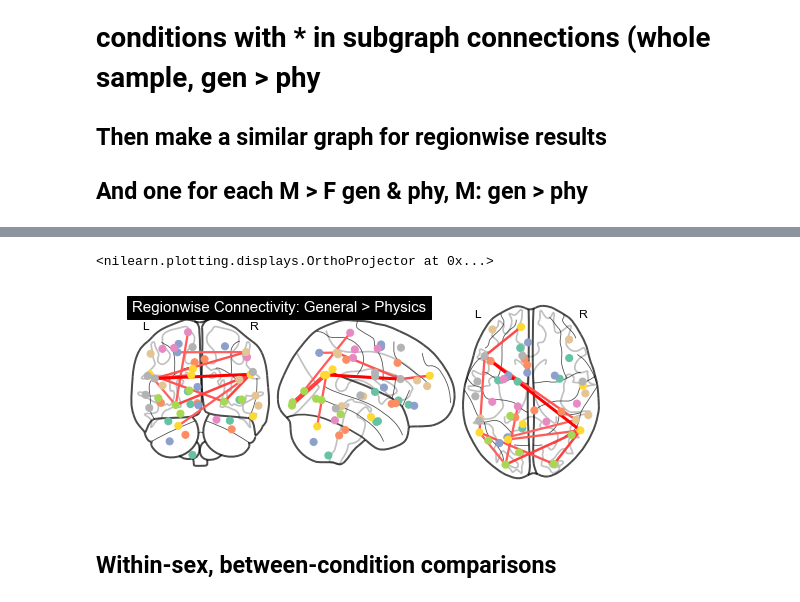
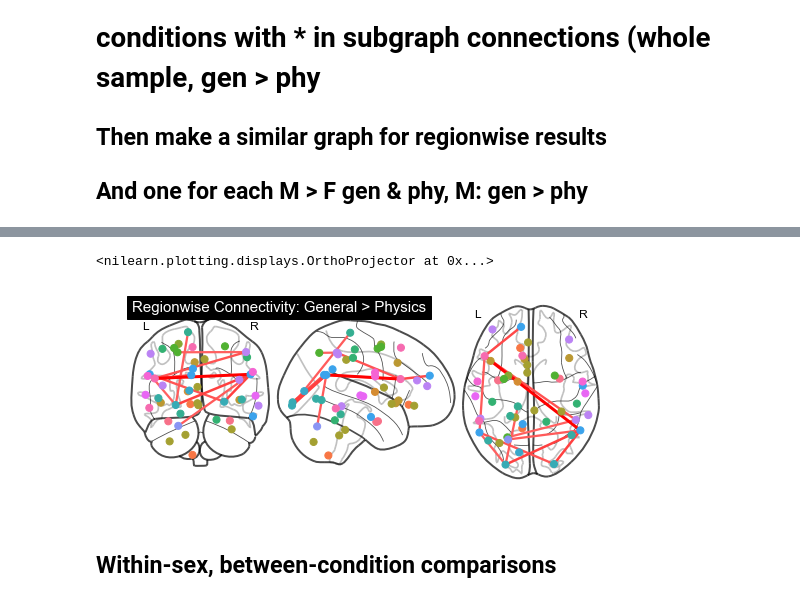
Before and after one commit to 62442katieb/IDConn, a Jupyter notebook: figures!.ipynb, the cells around one changed output, grey strips where cells are left out. Drawn from its saved outputs; the diff is of its cells as text; code cells hidden in the pictures.

```diff
--- a/figures!.ipynb
+++ b/figures!.ipynb
@@ -302,12 +319,25 @@ plotting.plot_connectome(diff, coordinates,
+# %%
+rgn_color =[pal[0], pal[0], pal[1], pal[1], pal[2],
+          pal[3], pal[3], pal[3], pal[4], pal[4], pal[4],
+          pal[4], pal[4], pal[4], pal[4], pal[5], pal[6],
+          pal[6], pal[6], pal[7], pal[7], pal[7], pal[8],
+          pal[8], pal[9], pal[9],
+          pal[10], pal[10], pal[11], pal[12],
+          pal[12], pal[12], pal[12], pal[12], pal[13],
+          pal[14], pal[14], pal[14],
+          pal[14], pal[14], pal[15], pal[15],
+          pal[16], pal[16], pal[17], pal[17],
+          pal[17]]
 # %%
 coordinates_r = plotting.find_parcellation_cut_coords(labels_img=all_regions)
 # %%
 plotting.plot_connectome(diff_r, coordinates_r,
                          edge_threshold="99%",
-                         title='Regionwise Connectivity: General > Physics')
+                         title='Regionwise Connectivity: General > Physics',
+                         node_color=rgn_color)
 # %% [output]
 <nilearn.plotting.displays.OrthoProjector at 0x...>
-[figure, old version]
+[figure, new version]
 # %% [markdown]
 ## Within-sex, between-condition comparisons
 # %%
```
Also changed, not shown: parts of 16 cells of this notebook, 3 other files.
